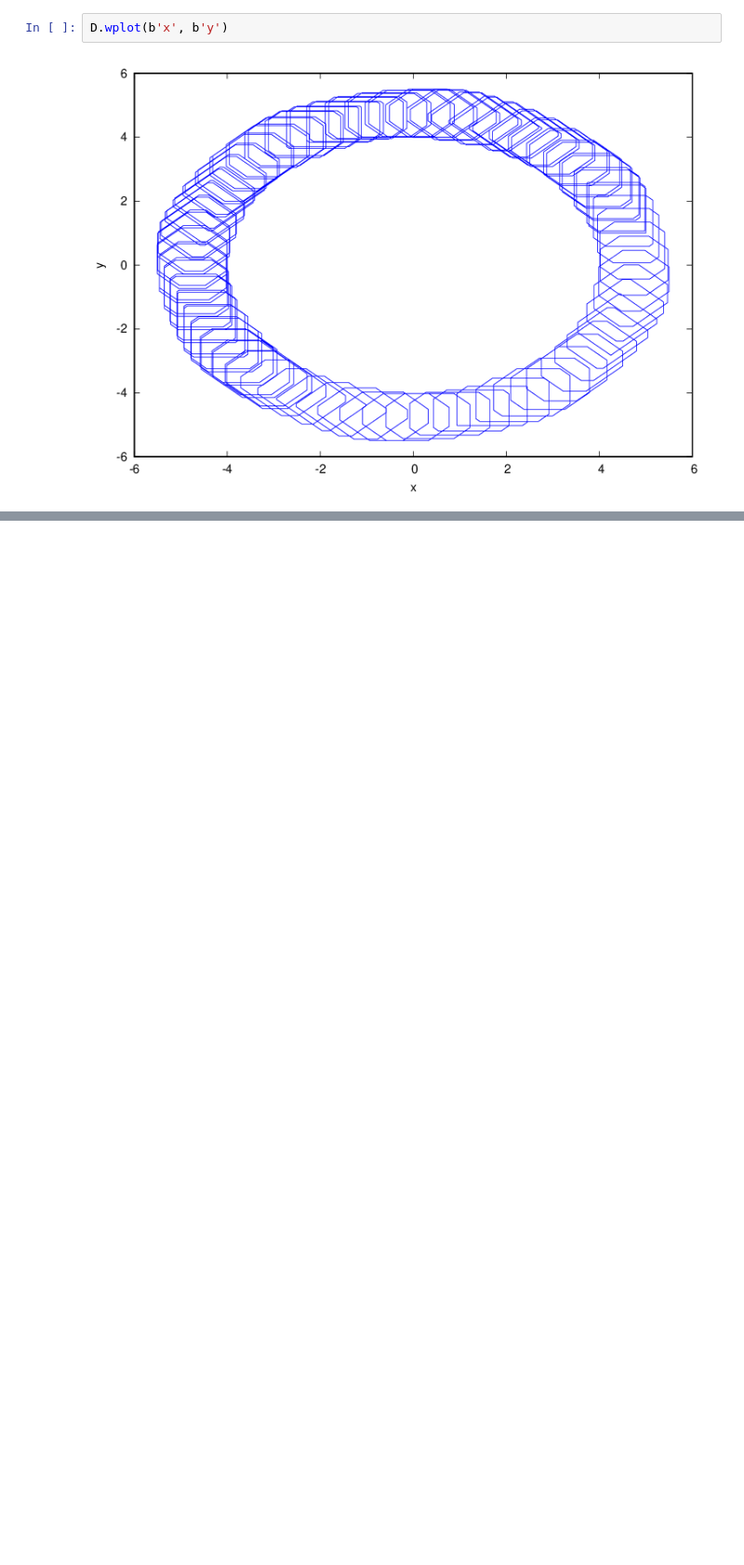
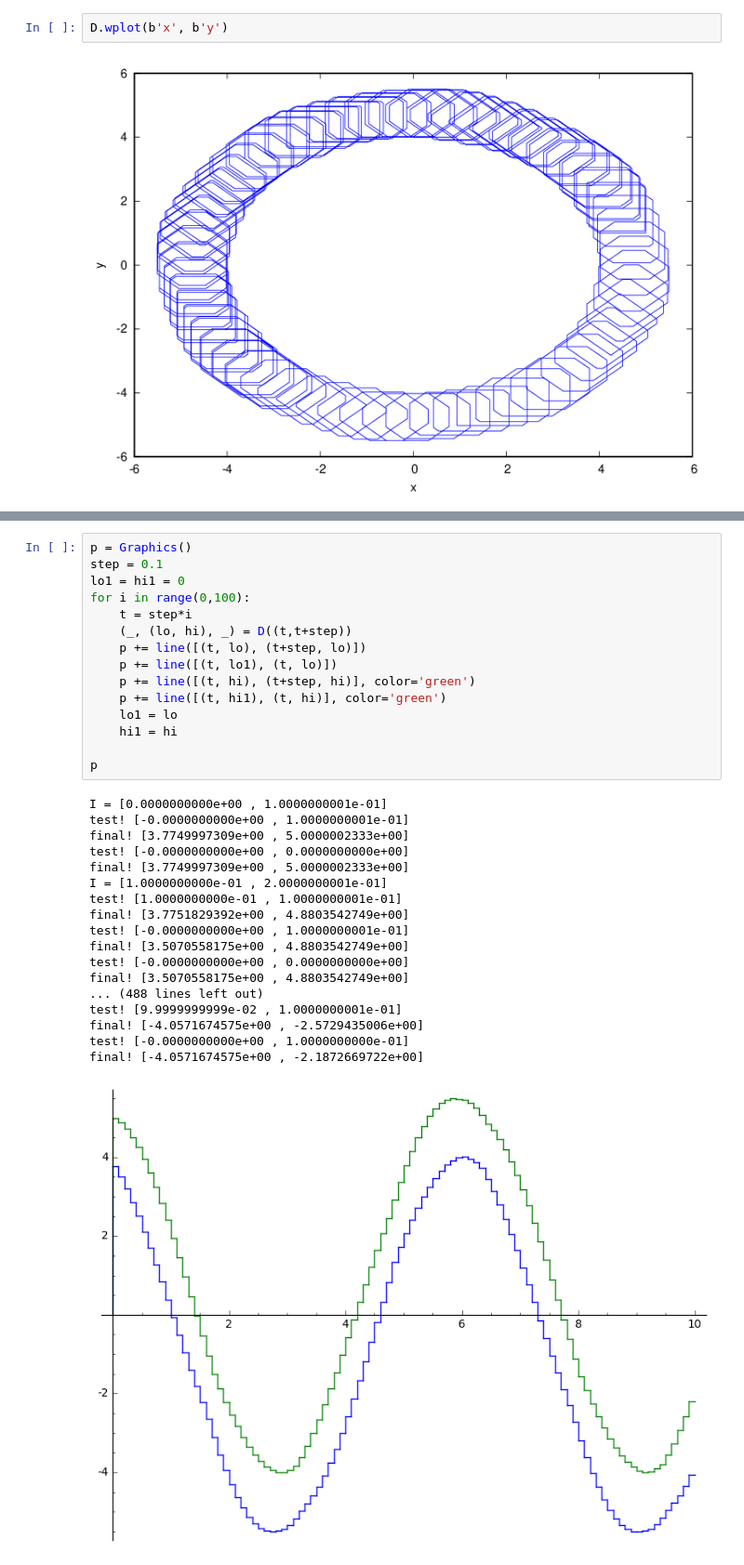
Before and after one commit to twright/Logic-of-Behaviour-in-Uncertain-Contexts, a Jupyter notebook: Flowstar wrapper tests.ipynb, the cells around one changed output, grey strips where cells are left out. Shown at 93% size. Saved outputs shown, nothing was run; the diff lists cells and outputs as text; blank space fills up the shorter version.

```diff
--- a/Flowstar wrapper tests.ipynb
+++ b/Flowstar wrapper tests.ipynb
@@ -58,0 +96,34 @@ D.wplot(b'x', b'y')
+# %%
+p = Graphics()
+step = 0.1
+lo1 = hi1 = 0
+for i in range(0,100):
+    t = step*i
+    (_, (lo, hi), _) = D((t,t+step))
+    p += line([(t, lo), (t+step, lo)])
+    p += line([(t, lo1), (t, lo)])
+    p += line([(t, hi), (t+step, hi)], color='green')
+    p += line([(t, hi1), (t, hi)], color='green')
+    lo1 = lo
+    hi1 = hi
+
+p
+# %% [output]
+I = [0.0000000000e+00 , 1.0000000001e-01]
+test! [-0.0000000000e+00 , 1.0000000001e-01]
+final! [3.7749997309e+00 , 5.0000002333e+00]
+test! [-0.0000000000e+00 , 0.0000000000e+00]
+final! [3.7749997309e+00 , 5.0000002333e+00]
+I = [1.0000000000e-01 , 2.0000000001e-01]
+test! [1.0000000000e-01 , 1.0000000001e-01]
+final! [3.7751829392e+00 , 4.8803542749e+00]
+test! [-0.0000000000e+00 , 1.0000000001e-01]
+final! [3.5070558175e+00 , 4.8803542749e+00]
+test! [-0.0000000000e+00 , 0.0000000000e+00]
+final! [3.5070558175e+00 , 4.8803542749e+00]
+... (488 lines left out)
+test! [9.9999999999e-02 , 1.0000000001e-01]
+final! [-4.0571674575e+00 , -2.5729435006e+00]
+test! [-0.0000000000e+00 , 1.0000000000e-01]
+final! [-4.0571674575e+00 , -2.1872669722e+00]
+[figure, added]
```
Also changed, not shown: parts of 8 cells of this notebook, 9 other files.
